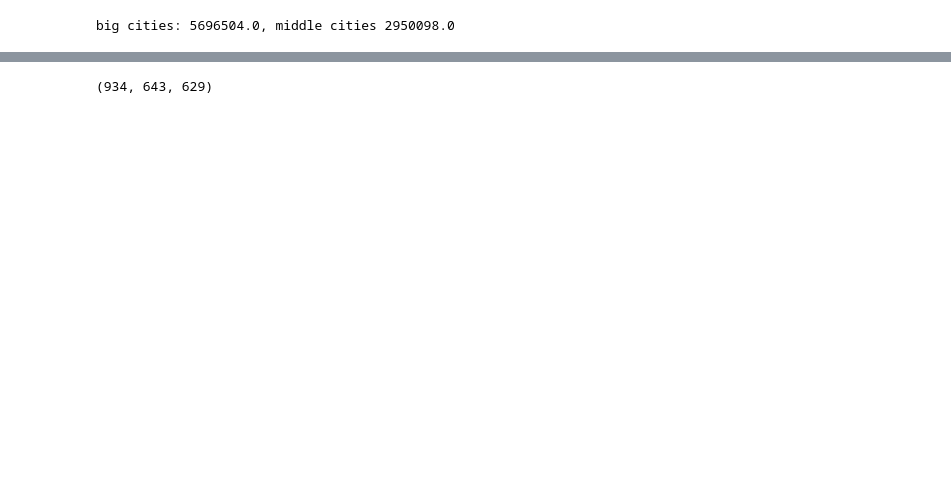
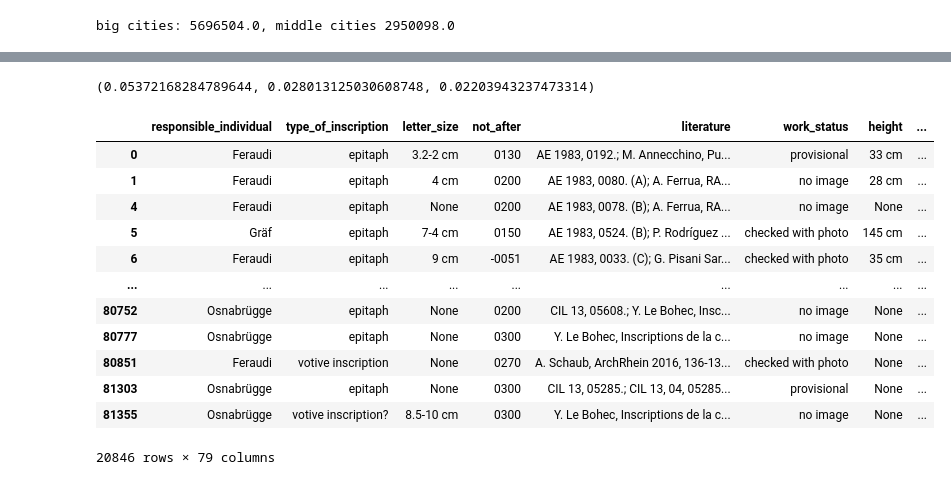
Before and after one commit to sdam-au/LI_ETL, a Jupyter notebook: scripts/1_6_py_OCCUPS&ORGS_SPATIAL.ipynb, the cells around one changed output, grey strips where cells are left out. Drawn from its saved outputs; the diff is of its cells as text; code cells hidden in the pictures; blank space fills up the shorter version.

```diff
--- a/scripts/1_6_py_OCCUPS&ORGS_SPATIAL.ipynb
+++ b/scripts/1_6_py_OCCUPS&ORGS_SPATIAL.ipynb
@@ -128,8 +173,8 @@ EDHg.plot(ax=ax, alpha=0.4, markersize=0.5)
 ### some inspiration from here
 # https://gis.stackexchange.com/questions/349637/given-list-of-points-lat-long-how-to-find-all-points-within-radius-of-a-give
 # %%
-cities_big_multipolygon = cities_big["geometry"].buffer(0.7).unary_union
-cities_middle_multipolygon = cities_middle["geometry"].buffer(0.4).unary_union
+cities_big_multipolygon = cities_big["geometry"].unary_union
+cities_middle_multipolygon = cities_middle["geometry"].unary_union
 # %%
 EDHg_big_cities = EDHg[EDHg.within(cities_big_multipolygon)]
 len(EDHg_big_cities)
@@ -156,4 +201,20 @@ len(EDHg_rural)
 # %%
-EDHg_big_cities["occups_N"].sum(), EDHg_middle_cities["occups_N"].sum(), EDHg_rural["occups_N"].sum()
+EDHg_big_cities["occups_N"].sum() / len(EDHg_big_cities), EDHg_middle_cities["occups_N"].sum() / len(EDHg_middle_cities), EDHg_rural["occups_N"].sum() / len(EDHg_rural)
 # %% [output]
-(934, 643, 629)
+(0.05372168284789644, 0.028013125030608748, 0.02203943237473314)
+# %%
+EDHg_big_cities
+# %% [output]
+|  | responsible_individual | type_of_inscription | letter_size | not_after | literature | work_status | height | ... |
+| 0 | Feraudi | epitaph | 3.2-2 cm | 0130 | AE 1983, 0192.; M. Annecchino, Pu... | provisional | 33 cm | ... |
+| 1 | Feraudi | epitaph | 4 cm | 0200 | AE 1983, 0080. (A); A. Ferrua, RA... | no image | 28 cm | ... |
+| 4 | Feraudi | epitaph | None | 0200 | AE 1983, 0078. (B); A. Ferrua, RA... | no image | None | ... |
+| 5 | Gräf | epitaph | 7-4 cm | 0150 | AE 1983, 0524. (B); P. Rodríguez ... | checked with photo | 145 cm | ... |
+| 6 | Feraudi | epitaph | 9 cm | -0051 | AE 1983, 0033. (C); G. Pisani Sar... | checked with photo | 35 cm | ... |
+| ... | ... | ... | ... | ... | ... | ... | ... | ... |
+| 80752 | Osnabrügge | epitaph | None | 0200 | CIL 13, 05608.; Y. Le Bohec, Insc... | no image | None | ... |
+| 80777 | Osnabrügge | epitaph | None | 0300 | Y. Le Bohec, Inscriptions de la c... | no image | None | ... |
+| 80851 | Feraudi | votive inscription | None | 0270 | A. Schaub, ArchRhein 2016, 136-13... | checked with photo | None | ... |
+| 81303 | Osnabrügge | epitaph | None | 0300 | CIL 13, 05285.; CIL 13, 04, 05285... | provisional | None | ... |
+| 81355 | Osnabrügge | votive inscription? | 8.5-10 cm | 0300 | Y. Le Bohec, Inscriptions de la c... | no image | None | ... |
+20846 rows × 79 columns
```
Also changed, not shown: parts of 13 cells of this notebook.
